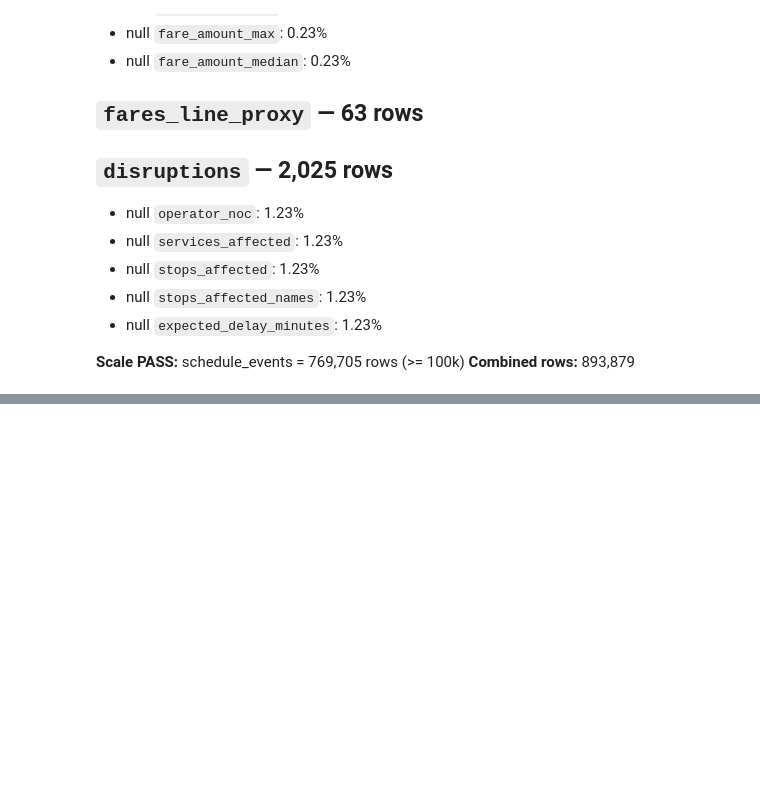
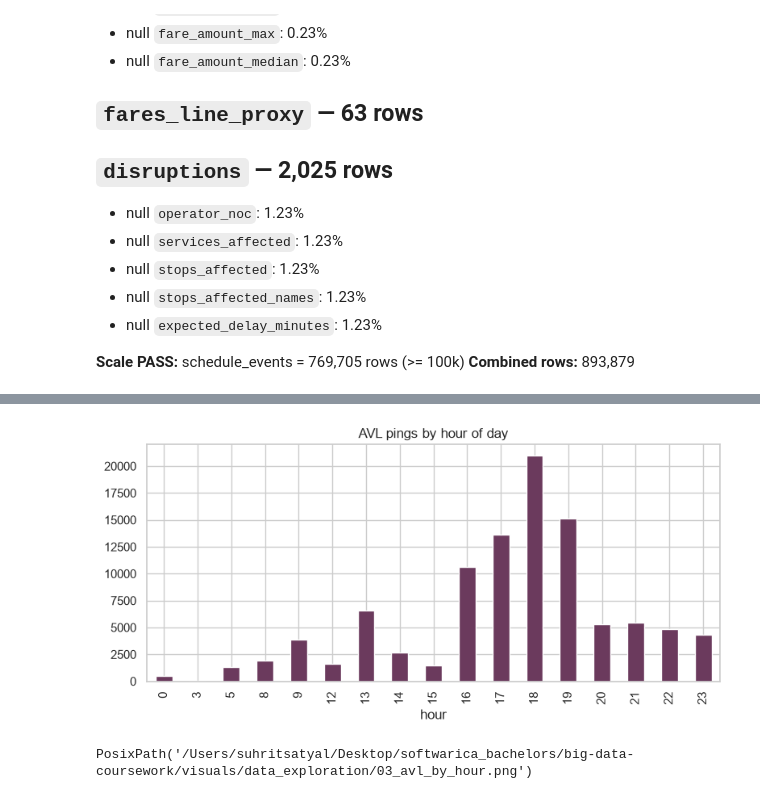
Before and after one commit to Samriddhacoderho/Arriva-Merseyside-Fare-Aware-Service-Reliability-Audit, a Jupyter notebook: main.ipynb, the cells around one changed output, grey strips where cells are left out. Drawn from its saved outputs; the diff is of its cells as text; code cells hidden in the pictures; blank space fills up the shorter version.

```diff
--- a/main.ipynb
+++ b/main.ipynb
@@ -857,0 +909,11 @@ After Phase 1 ingest.
+# %%
+avl_pdf = pd.read_parquet(PROCESSED_DIR / "avl_vehicle_activities.parquet")
+avl_pdf["hour"] = pd.to_datetime(avl_pdf["recorded_at_time"]).dt.hour
+by_hour = avl_pdf["hour"].value_counts().sort_index()
+fig, ax = plt.subplots(figsize=(8, 4))
+by_hour.plot(kind="bar", ax=ax, color="#6b3a5d")
+ax.set_title("AVL pings by hour of day")
+show_and_save(fig, DATA_EXPLORATION_DIR / "03_avl_by_hour.png")
+# %% [output]
+[figure, added]
+PosixPath('/Users/suhritsatyal/Desktop/softwarica_bachelors/big-data-coursework/visuals/data_exploration/03_avl_by_hour.png')
```
Also changed, not shown: parts of 4 cells of this notebook, 5 other files.
